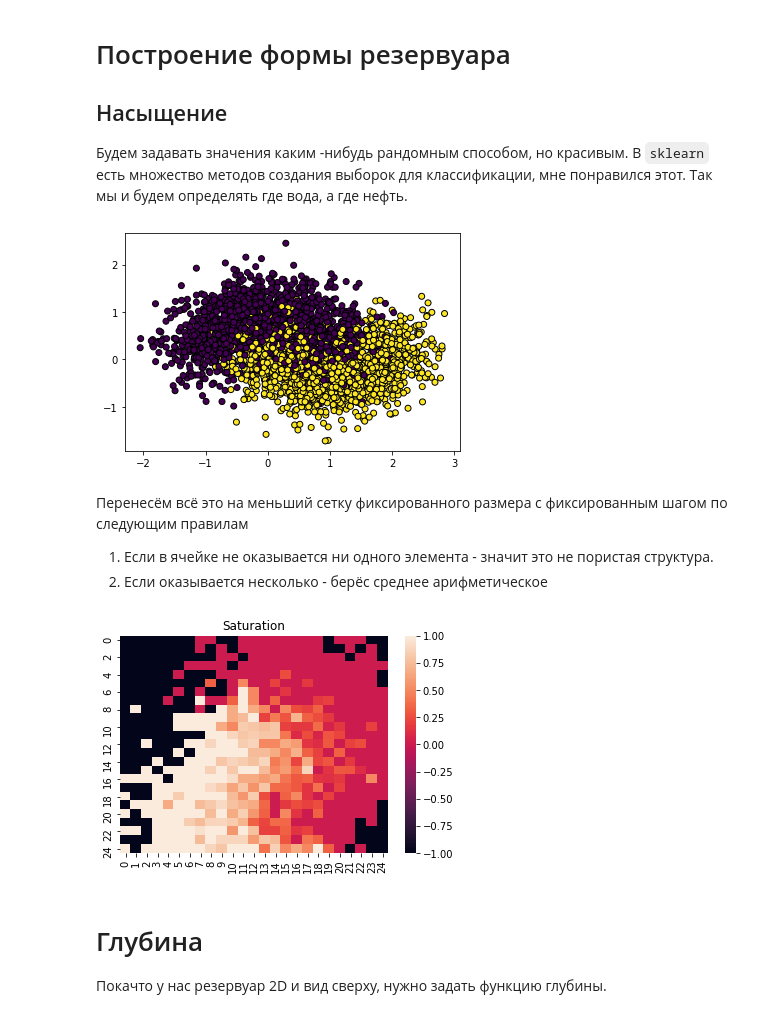
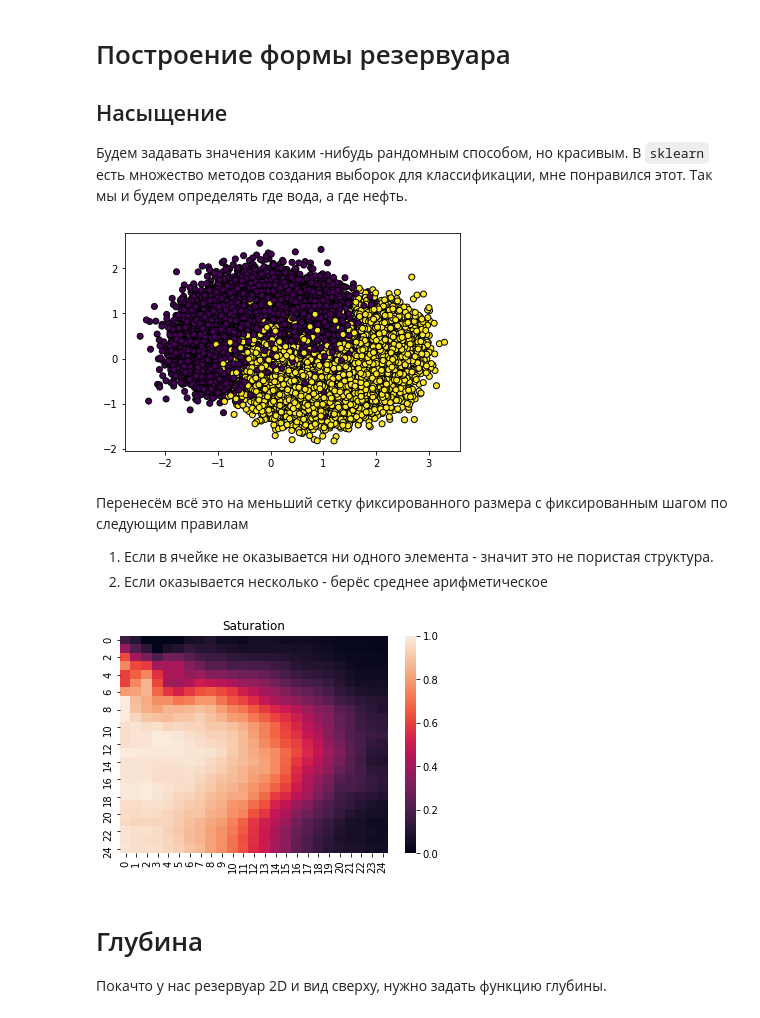
Before and after one commit to yamidovich/ReservoirModel, a Jupyter notebook: Model_descripton.ipynb, the cells around one changed output. Cells and saved outputs as stored; diff of their text form; code cells hidden in the pictures.

```diff
--- a/Model_descripton.ipynb
+++ b/Model_descripton.ipynb
@@ -20,12 +20,16 @@ imp.reload(rand_init)
 # Построение формы резервуара
 ## Насыщение
 Будем задавать значения каким -нибудь рандомным способом, но красивым. В `sklearn` есть множество методов создания выборок для классификации, мне понравился этот. Так мы и будем определять где вода, а где нефть.
+# %%
+ns = 50000
+x_min, x_max = -1.3, 1.3
+y_min, y_max = -1.3, 1.3
 # %%
-ds = rand_init.get_saturation_scattered(n_samples=3000, noise=0.4)
+ds = rand_init.get_saturation_scattered(n_samples=ns, noise=0.4)
 plt.scatter(ds[0][:, 0],ds[0][:, 1], c=ds[1], edgecolors='k')
 plt.show()
 # %% [output]
-[figure, old version]
+[figure, new version]
 # %% [markdown]
 Перенесём всё это на меньший сетку фиксированного размера c фиксированным шагом по следующим правилам
 <ol>
@@ -34,12 +38,14 @@ plt.show()
 <li>Если оказывается несколько - берёс среднее арифметическое
 </ol>
 # %%
-Satur_matrix = rand_init.get_grid_from_scattered(ds=ds)
+Satur_matrix = rand_init.get_grid_from_scattered(ds=ds, x_max=1, x_min=-1,
+                                                 y_min=-1, y_max=1
+                                                )
 sns.heatmap(Satur_matrix)
 plt.title("Saturation")
 plt.show()
 # %% [output]
-[figure, old version]
+[figure, new version]
 # %% [markdown]
 # Глубина
 Покачто у нас резервуар 2D и вид сверху, нужно задать функцию глубины.
```
Also changed, not shown: parts of 8 cells of this notebook.
